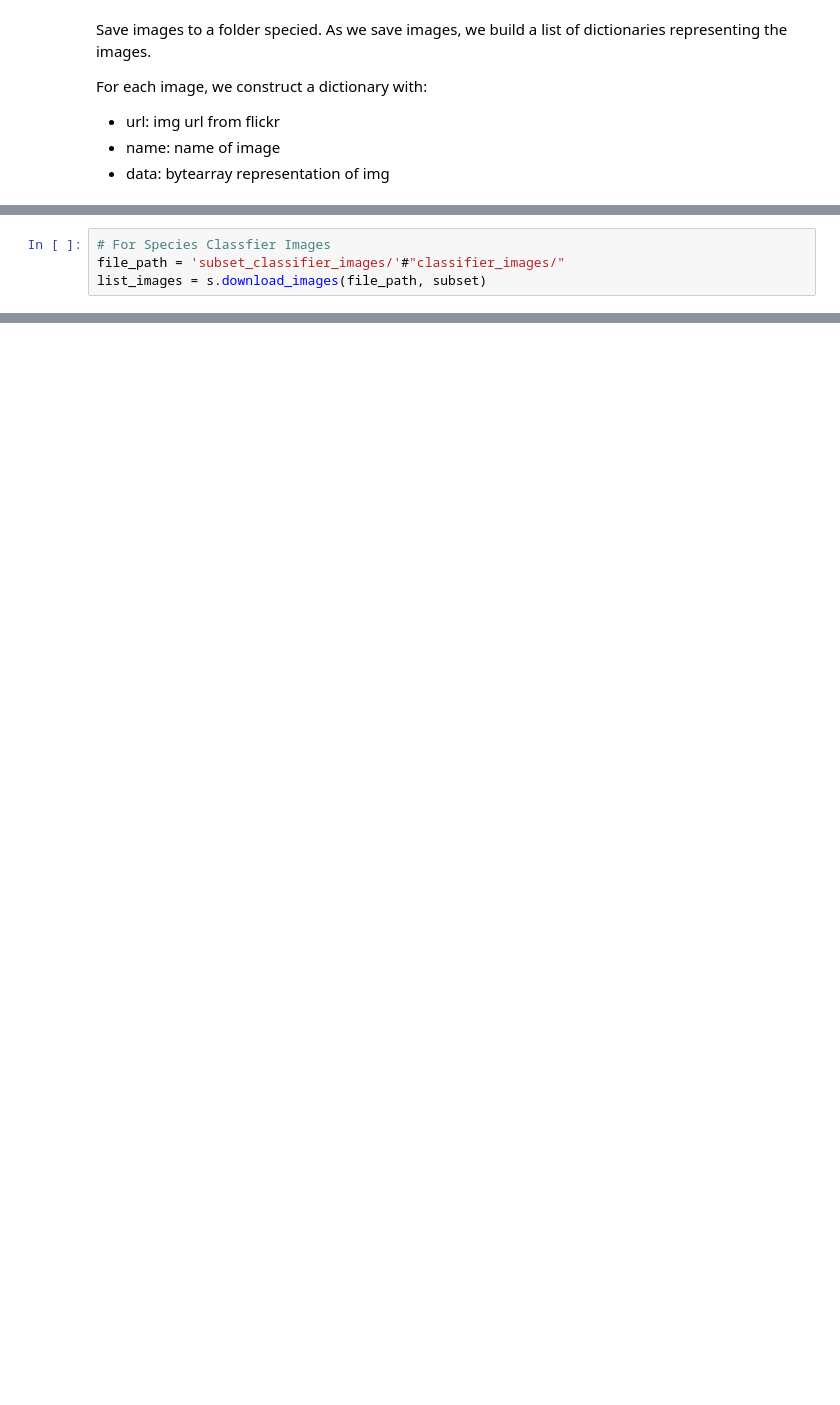
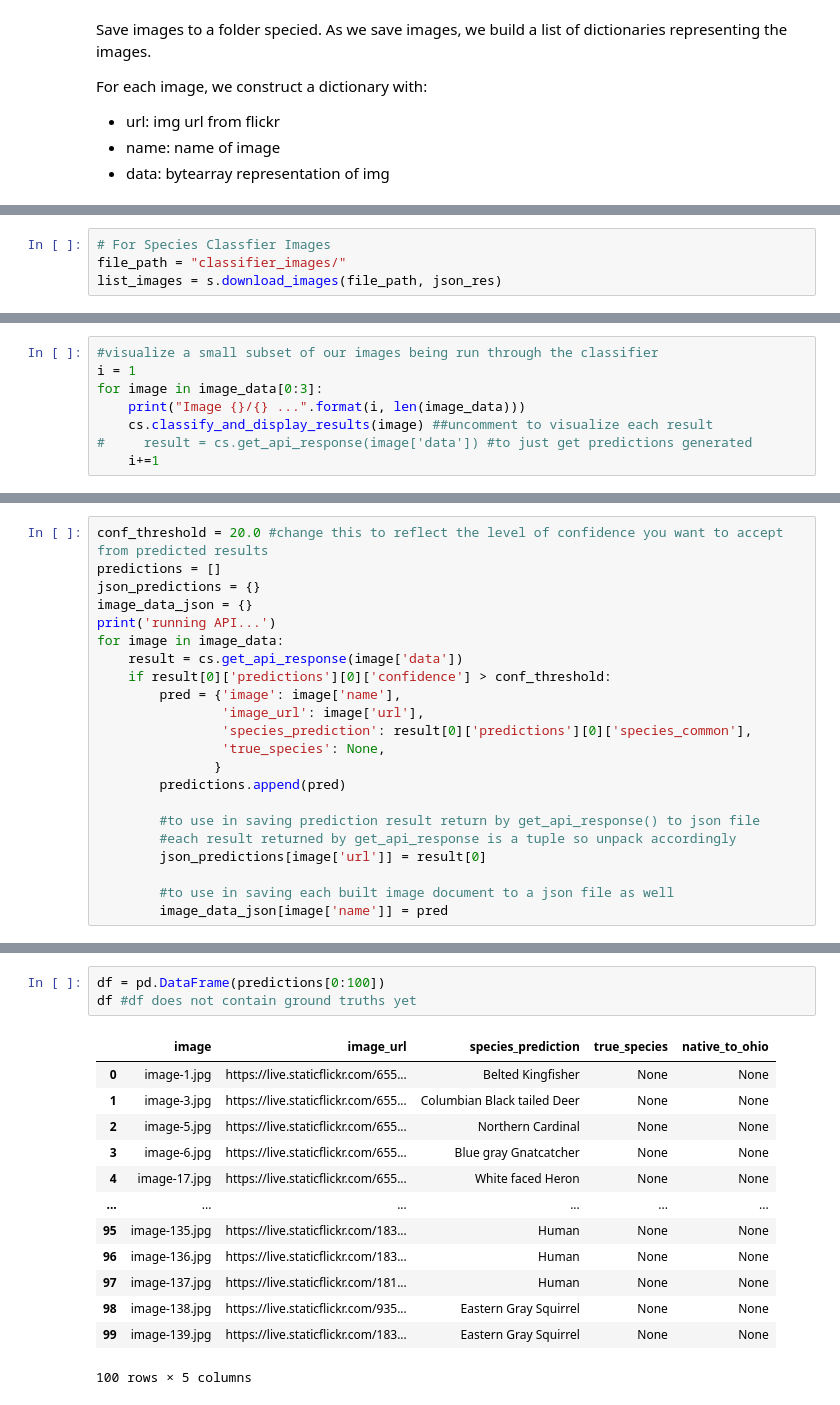
Before and after one commit to CompBioUIC/ColumbusWildlife, a Jupyter notebook: OhioWildlife.ipynb, the cells around one changed output, grey strips where cells are left out. Drawn from its saved outputs; the diff is of its cells as text; blank space fills up the shorter version.

```diff
--- a/OhioWildlife.ipynb
+++ b/OhioWildlife.ipynb
@@ -65,5 +73,5 @@ print(subset[0]['url_l'])
 https://live.staticflickr.com/65535/50567923271_926d37d247_b.jpg
 # %%
 # For Species Classfier Images
-file_path = 'subset_classifier_images/'#"classifier_images/"
-list_images = s.download_images(file_path, subset)
+file_path = "classifier_images/"
+list_images = s.download_images(file_path, json_res)
@@ -118,0 +101,8 @@ result:  ({'predictions': [{'class': 'Mammalia', 'class_common': 'Mammals', 'con
+# %%
+#visualize a small subset of our images being run through the classifier
+i = 1
+for image in image_data[0:3]:
+    print("Image {}/{} ...".format(i, len(image_data)))
+    cs.classify_and_display_results(image) ##uncomment to visualize each result
+#     result = cs.get_api_response(image['data']) #to just get predictions generated
+    i+=1
@@ -118,0 +137,22 @@ result:  ({'predictions': [{'class': 'Mammalia', 'class_common': 'Mammals', 'con
+# %%
+conf_threshold = 20.0 #change this to reflect the level of confidence you want to accept from predicted results
+predictions = []
+json_predictions = {}
+image_data_json = {}
+print('running API...')
+for image in image_data:
+    result = cs.get_api_response(image['data'])
+    if result[0]['predictions'][0]['confidence'] > conf_threshold:
+        pred = {'image': image['name'],
+                'image_url': image['url'],
+                'species_prediction': result[0]['predictions'][0]['species_common'],
+                'true_species': None,
+               }
+        predictions.append(pred)
+
+        #to use in saving prediction result return by get_api_response() to json file
+        #each result returned by get_api_response is a tuple so unpack accordingly
+        json_predictions[image['url']] = result[0]
+
+        #to use in saving each built image document to a json file as well
+        image_data_json[image['name']] = pred
@@ -118,0 +178,17 @@ result:  ({'predictions': [{'class': 'Mammalia', 'class_common': 'Mammals', 'con
+# %%
+df = pd.DataFrame(predictions[0:100])
+df #df does not contain ground truths yet
+# %% [output]
+|  | image | image_url | species_prediction | true_species | native_to_ohio |
+| 0 | image-1.jpg | https://live.staticflickr.com/655... | Belted Kingfisher | None | None |
+| 1 | image-3.jpg | https://live.staticflickr.com/655... | Columbian Black tailed Deer | None | None |
+| 2 | image-5.jpg | https://live.staticflickr.com/655... | Northern Cardinal | None | None |
+| 3 | image-6.jpg | https://live.staticflickr.com/655... | Blue gray Gnatcatcher | None | None |
+| 4 | image-17.jpg | https://live.staticflickr.com/655... | White faced Heron | None | None |
+| ... | ... | ... | ... | ... | ... |
+| 95 | image-135.jpg | https://live.staticflickr.com/183... | Human | None | None |
+| 96 | image-136.jpg | https://live.staticflickr.com/183... | Human | None | None |
+| 97 | image-137.jpg | https://live.staticflickr.com/181... | Human | None | None |
+| 98 | image-138.jpg | https://live.staticflickr.com/935... | Eastern Gray Squirrel | None | None |
+| 99 | image-139.jpg | https://live.staticflickr.com/183... | Eastern Gray Squirrel | None | None |
+100 rows × 5 columns
```
Also changed, not shown: parts of 43 cells of this notebook, 17 other files.
